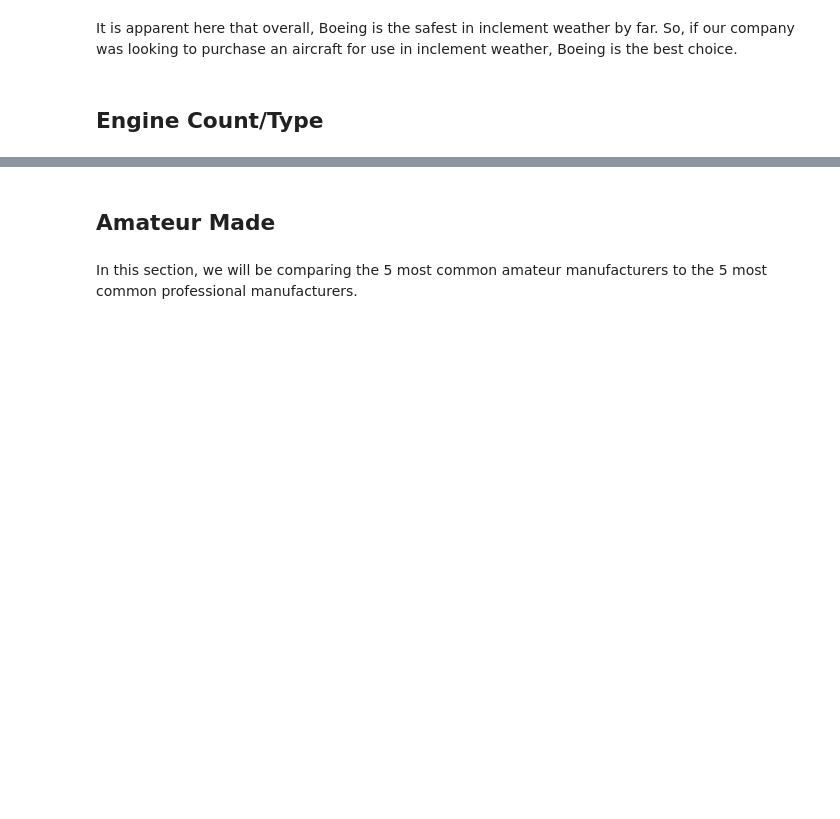
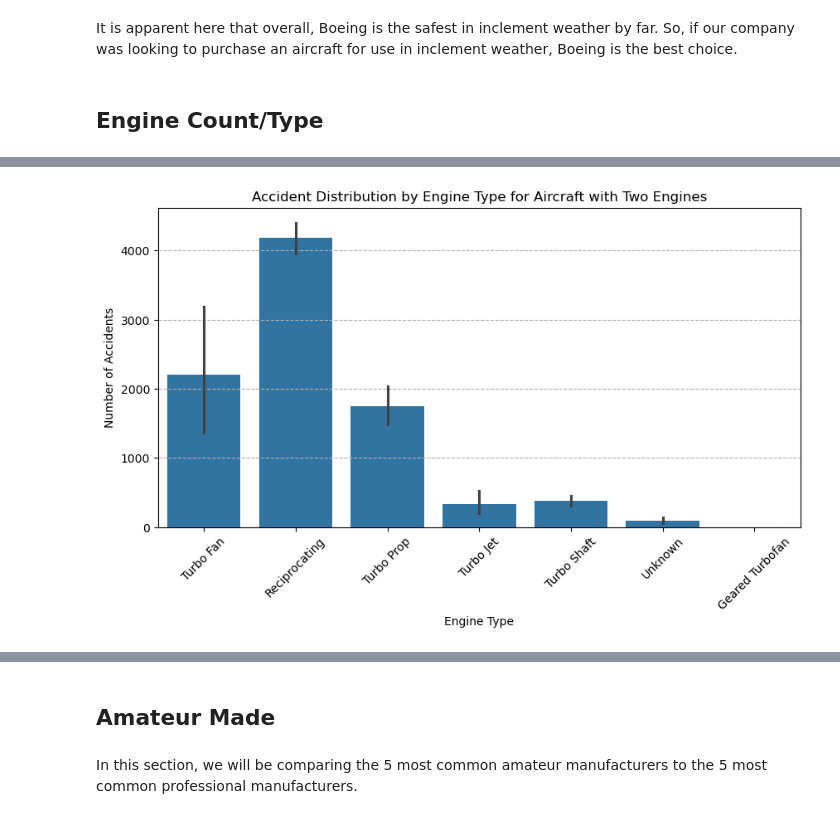
Before and after one commit to mgulbin13/dsc-phase-1-project, a Jupyter notebook: eda_and_viz.ipynb, the cells around one changed output, grey strips where cells are left out. Drawn from its saved outputs; the diff is of its cells as text; code cells hidden in the pictures; blank space fills up the shorter version.

```diff
--- a/eda_and_viz.ipynb
+++ b/eda_and_viz.ipynb
@@ -143,0 +172,19 @@ It is apparent here that overall, Boeing is the safest in inclement weather by f
+# %%
+two_engine_data = engine_data[engine_data['Number.of.Engines'] == 2]
+
+
+x = two_engine_data['Engine.Type']
+y = two_engine_data['Total.Fatal.Injuries']
+
+
+fig, ax = plt.subplots(figsize=(10, 5))
+sns.barplot(data=two_engine_data, x='Engine.Type', y='Total.Fatal.Injuries', estimator='sum', ax=ax)
+ax.set_title('Accident Distribution by Engine Type for Aircraft with Two Engines')
+ax.set_xlabel('Engine Type')
+ax.set_ylabel('Number of Accidents')
+plt.grid(axis='y', linestyle='--')
+plt.xticks(rotation=45)
+plt.show()
+#Transition to twin-engine models for improved safety and performance.
+# %% [output]
+[figure, added]
```
Also changed, not shown: parts of 8 cells of this notebook, 1 other file.
